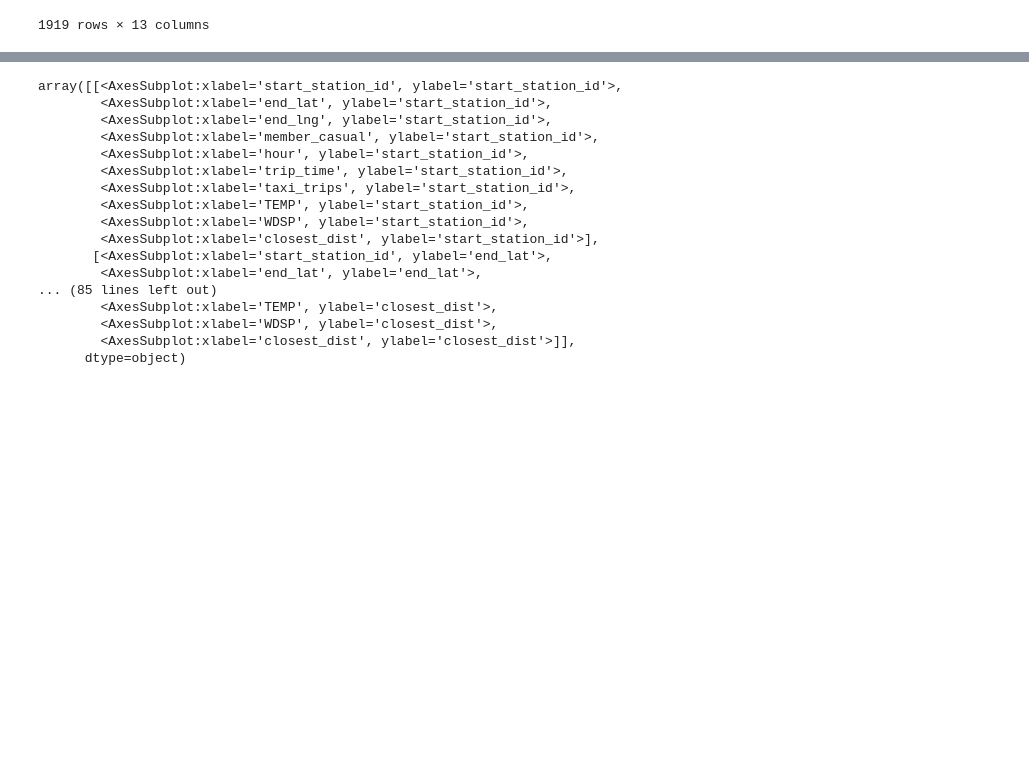
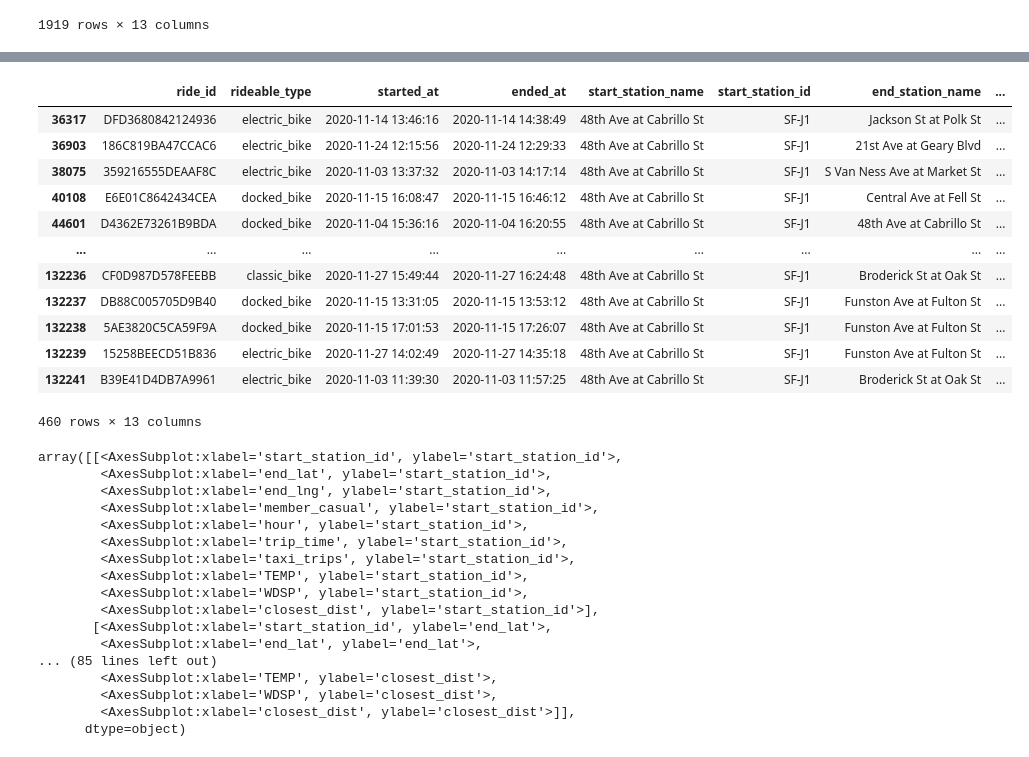
Before and after one commit to nick-kopy/Modeling-Electric-Rental-Bike-Lock-Ups, a Jupyter notebook: cap2.ipynb, the cells around one changed output, grey strips where cells are left out. Saved outputs shown, nothing was run; the diff lists cells and outputs as text; code cells hidden in the pictures; blank space fills up the shorter version.

```diff
--- a/cap2.ipynb
+++ b/cap2.ipynb
@@ -909,4 +938,22 @@ y_stations.merge(sf_s_geo, left_index=True, right_index=True)
 125 rows × 4 columns
+# %%
+sdf4 = pd.read_csv('data/SF/202011-baywheels-tripdata.csv')
+
+sdf4[sdf4['start_station_id'] == 'SF-J1']
+# %% [output]
+|  | ride_id | rideable_type | started_at | ended_at | start_station_name | start_station_id | end_station_name | ... |
+| 36317 | DFD3680842124936 | electric_bike | 2020-11-14 13:46:16 | 2020-11-14 14:38:49 | 48th Ave at Cabrillo St | SF-J1 | Jackson St at Polk St | ... |
+| 36903 | 186C819BA47CCAC6 | electric_bike | 2020-11-24 12:15:56 | 2020-11-24 12:29:33 | 48th Ave at Cabrillo St | SF-J1 | 21st Ave at Geary Blvd | ... |
+| 38075 | 359216555DEAAF8C | electric_bike | 2020-11-03 13:37:32 | 2020-11-03 14:17:14 | 48th Ave at Cabrillo St | SF-J1 | S Van Ness Ave at Market St | ... |
+| 40108 | E6E01C8642434CEA | docked_bike | 2020-11-15 16:08:47 | 2020-11-15 16:46:12 | 48th Ave at Cabrillo St | SF-J1 | Central Ave at Fell St | ... |
+| 44601 | D4362E73261B9BDA | docked_bike | 2020-11-04 15:36:16 | 2020-11-04 16:20:55 | 48th Ave at Cabrillo St | SF-J1 | 48th Ave at Cabrillo St | ... |
+| ... | ... | ... | ... | ... | ... | ... | ... | ... |
+| 132236 | CF0D987D578FEEBB | classic_bike | 2020-11-27 15:49:44 | 2020-11-27 16:24:48 | 48th Ave at Cabrillo St | SF-J1 | Broderick St at Oak St | ... |
+| 132237 | DB88C005705D9B40 | docked_bike | 2020-11-15 13:31:05 | 2020-11-15 13:53:12 | 48th Ave at Cabrillo St | SF-J1 | Funston Ave at Fulton St | ... |
+| 132238 | 5AE3820C5CA59F9A | docked_bike | 2020-11-15 17:01:53 | 2020-11-15 17:26:07 | 48th Ave at Cabrillo St | SF-J1 | Funston Ave at Fulton St | ... |
+| 132239 | 15258BEECD51B836 | electric_bike | 2020-11-27 14:02:49 | 2020-11-27 14:35:18 | 48th Ave at Cabrillo St | SF-J1 | Funston Ave at Fulton St | ... |
+| 132241 | B39E41D4DB7A9961 | electric_bike | 2020-11-03 11:39:30 | 2020-11-03 11:57:25 | 48th Ave at Cabrillo St | SF-J1 | Broderick St at Oak St | ... |
+460 rows × 13 columns
 # %%
 pd.plotting.scatter_matrix(sf2, figsize=(16, 16))
 # %% [output]
```
Also changed, not shown: parts of 8 cells of this notebook, 2 other files.
